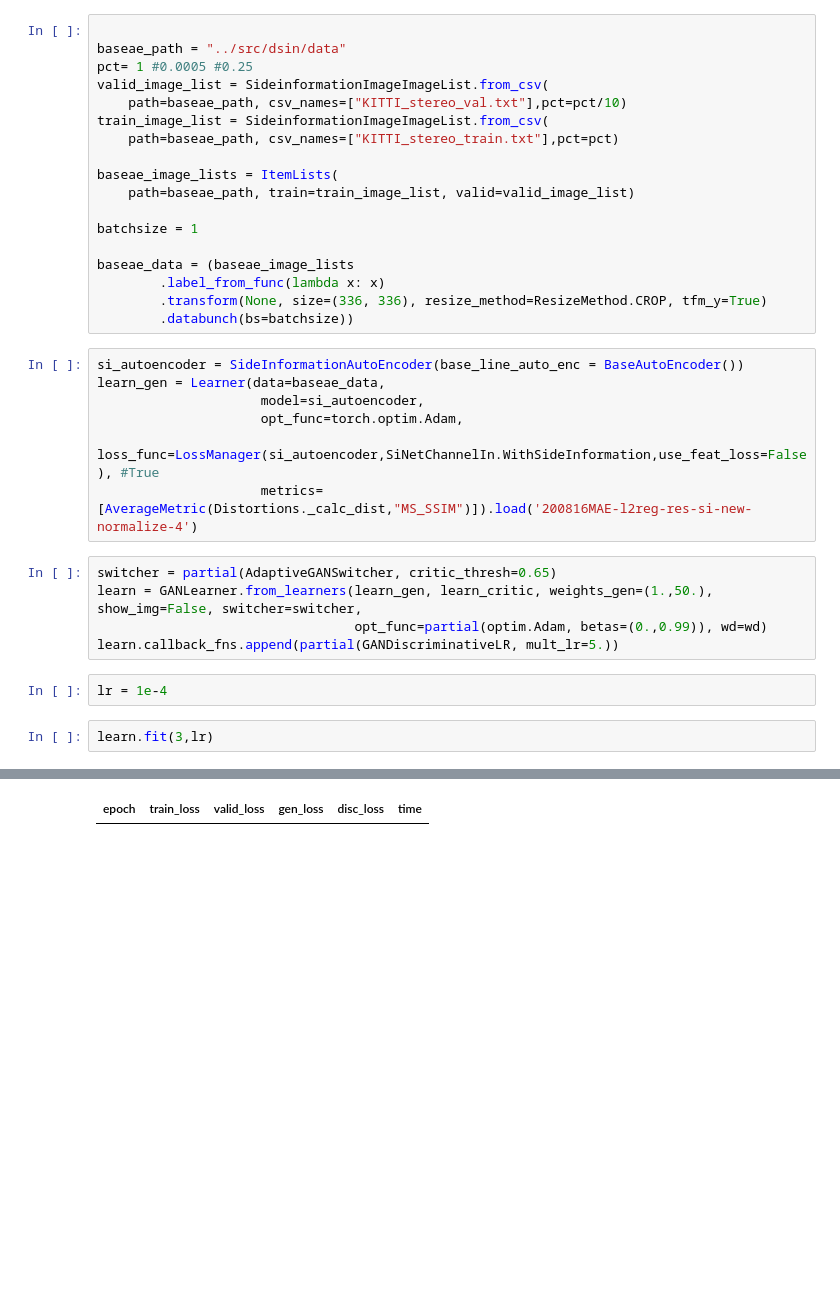
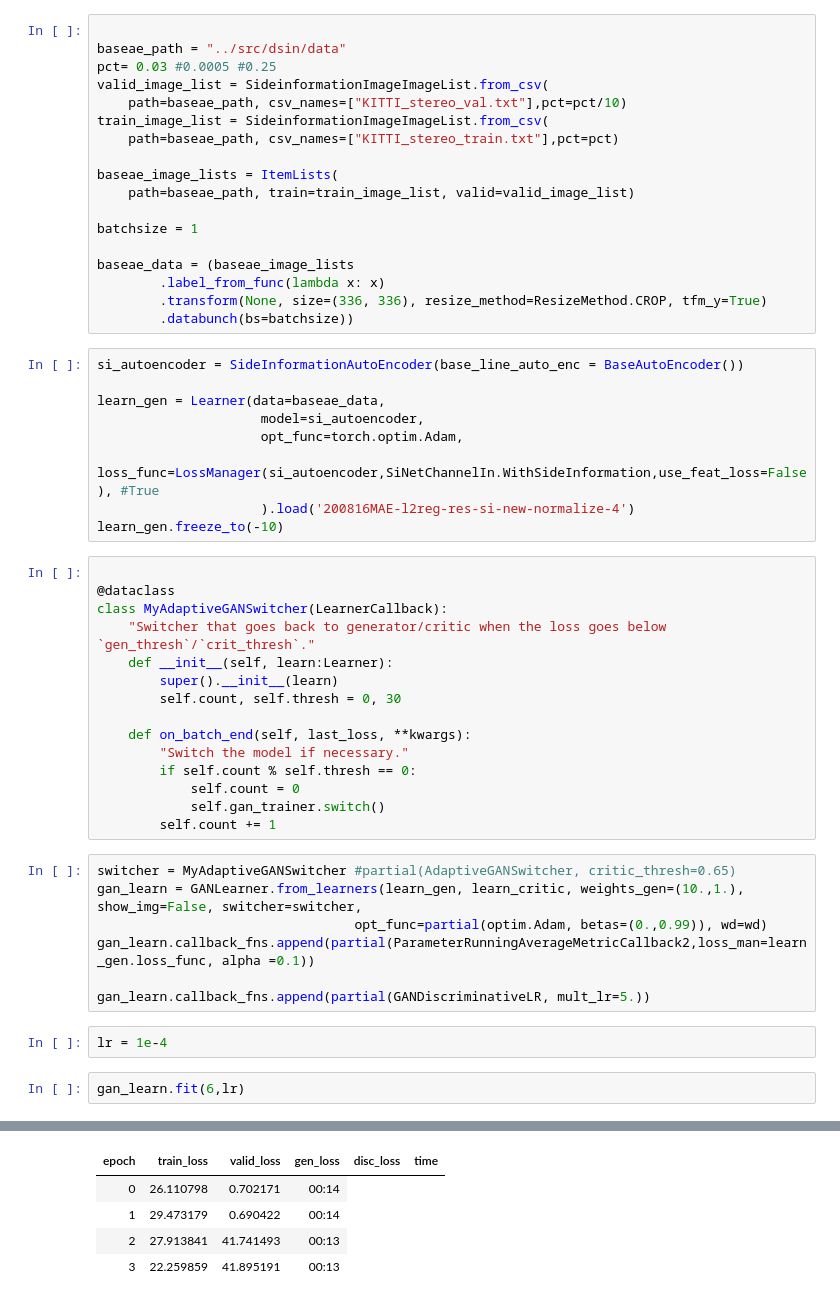
Before and after one commit to barakbeilin/tDSIN, a Jupyter notebook: tutorials/aws_trainer_17082020_train_gan_discriminator.ipynb, the cells around one changed output, grey strips where cells are left out. Saved outputs shown, nothing was run; the diff lists cells and outputs as text; blank space fills up the shorter version.

```diff
--- a/tutorials/aws_trainer_17082020_train_gan_discriminator.ipynb
+++ b/tutorials/aws_trainer_17082020_train_gan_discriminator.ipynb
@@ -178,7 +192,7 @@ learn_critic =(Learner(data_crit, SiCritic(), metrics=None, loss_func=loss_criti
 # %%
 
 baseae_path = "../src/dsin/data"
-pct= 1 #0.0005 #0.25
+pct= 0.03 #0.0005 #0.25
 valid_image_list = SideinformationImageImageList.from_csv(
     path=baseae_path, csv_names=["KITTI_stereo_val.txt"],pct=pct/10)
 train_image_list = SideinformationImageImageList.from_csv(
@@ -195,18 +209,37 @@ baseae_data = (baseae_image_lists
         .databunch(bs=batchsize))
 # %%
 si_autoencoder = SideInformationAutoEncoder(base_line_auto_enc = BaseAutoEncoder())
+
 learn_gen = Learner(data=baseae_data,
                      model=si_autoencoder,
                      opt_func=torch.optim.Adam,
                      loss_func=LossManager(si_autoencoder,SiNetChannelIn.WithSideInformation,use_feat_loss=False), #True
-                     metrics=[AverageMetric(Distortions._calc_dist,"MS_SSIM")]).load('200816MAE-l2reg-res-si-new-normalize-4')
+                     ).load('200816MAE-l2reg-res-si-new-normalize-4')
+learn_gen.freeze_to(-10)
+# %%
+
+@dataclass
+class MyAdaptiveGANSwitcher(LearnerCallback):
+    "Switcher that goes back to generator/critic when the loss goes below `gen_thresh`/`crit_thresh`."
+    def __init__(self, learn:Learner):
+        super().__init__(learn)
+        self.count, self.thresh = 0, 30
+
+    def on_batch_end(self, last_loss, **kwargs):
+        "Switch the model if necessary."
+        if self.count % self.thresh == 0:
+            self.count = 0
+            self.gan_trainer.switch()
+        self.count += 1
 # %%
-switcher = partial(AdaptiveGANSwitcher, critic_thresh=0.65)
-learn = GANLearner.from_learners(learn_gen, learn_critic, weights_gen=(1.,50.), show_img=False, switcher=switcher,
+switcher = MyAdaptiveGANSwitcher #partial(AdaptiveGANSwitcher, critic_thresh=0.65)
+gan_learn = GANLearner.from_learners(learn_gen, learn_critic, weights_gen=(10.,1.), show_img=False, switcher=switcher,
                                  opt_func=partial(optim.Adam, betas=(0.,0.99)), wd=wd)
-learn.callback_fns.append(partial(GANDiscriminativeLR, mult_lr=5.))
+gan_learn.callback_fns.append(partial(ParameterRunningAverageMetricCallback2,loss_man=learn_gen.loss_func, alpha =0.1))
+
+gan_learn.callback_fns.append(partial(GANDiscriminativeLR, mult_lr=5.))
 # %%
 lr = 1e-4
 # %%
-learn.fit(3,lr)
+gan_learn.fit(6,lr)
 # %% [output]
@@ -214 +247,5 @@ learn.fit(3,lr)
 | epoch | train_loss | valid_loss | gen_loss | disc_loss | time |
+| 0 | 26.110798 | 0.702171 | 00:14 |
+| 1 | 29.473179 | 0.690422 | 00:14 |
+| 2 | 27.913841 | 41.741493 | 00:13 |
+| 3 | 22.259859 | 41.895191 | 00:13 |
```
Also changed, not shown: parts of 9 cells of this notebook, 1 other file.
